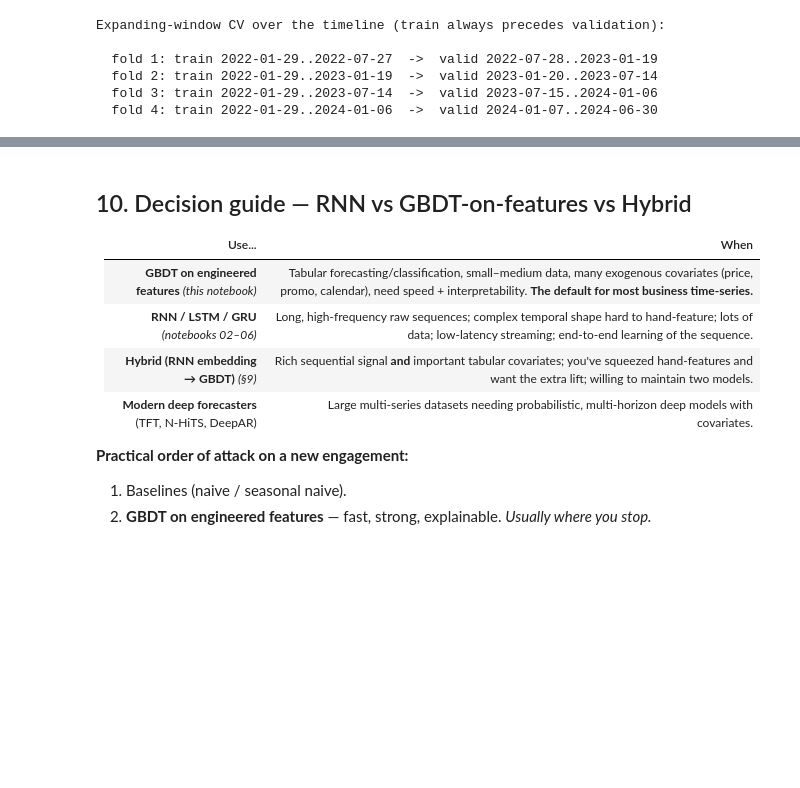
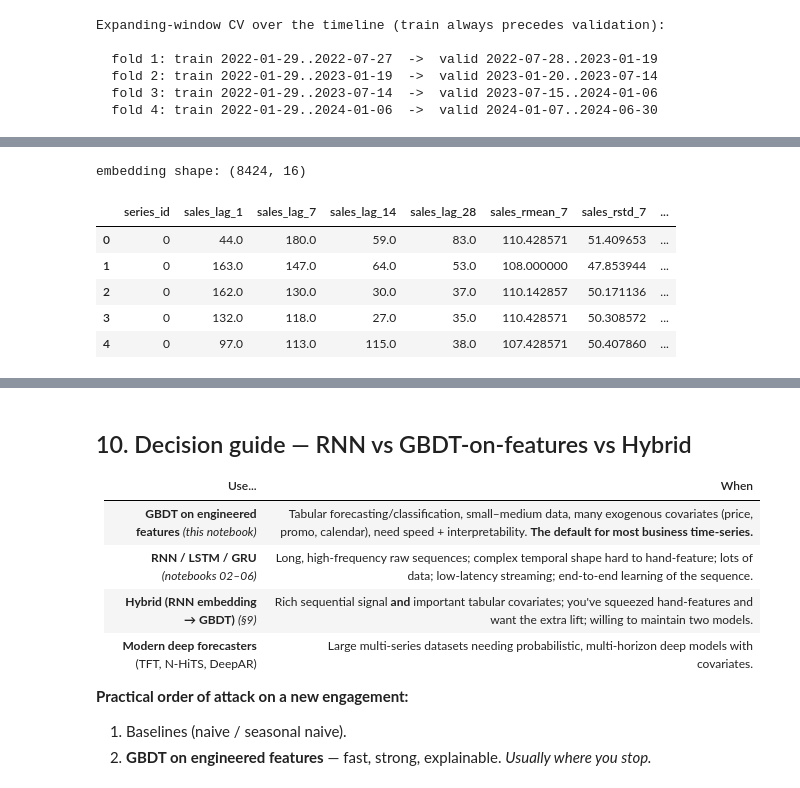
Before and after one commit to pablogasco1/machine-learning-projects, a Jupyter notebook: recurrent_nn/07_timeseries_features_gbdt.ipynb, the cells around one changed output, grey strips where cells are left out. Cells and saved outputs as stored; diff of their text form; code cells hidden in the pictures; blank space fills up the shorter version.

```diff
--- a/recurrent_nn/07_timeseries_features_gbdt.ipynb
+++ b/recurrent_nn/07_timeseries_features_gbdt.ipynb
@@ -554,0 +719,28 @@ Hybrid (features + mock embedding) MAE: 12.02
+# %%
+# STEP 2 — the frozen encoder as a feature extractor
+@torch.no_grad()
+def embed(seqs, batch=2048):
+    enc.eval()
+    return np.concatenate([enc(seqs[i:i + batch])[1].numpy() for i in range(0, len(seqs), batch)])
+
+emb_tr, emb_va, emb_te = embed(seq_tr), embed(seq_va), embed(seq_te)
+EMB_COLS = [f"emb_{i}" for i in range(emb_tr.shape[1])]
+print("embedding shape:", emb_tr.shape)
+
+# STEP 3 — concatenate embedding columns onto the engineered feature table
+def with_embedding(X, emb):
+    return pd.concat([X.reset_index(drop=True), pd.DataFrame(emb, columns=EMB_COLS)], axis=1)
+
+X_tr_h, X_va_h, X_te_h = with_embedding(X_tr, emb_tr), with_embedding(X_va, emb_va), with_embedding(X_te, emb_te)
+# %% [output]
+embedding shape: (8424, 16)
+# %%
+X_tr_h.head() # we can check that now we have embedding columns in addition to the original features. The shape should be (n_rows, n_features + embedding_dim).
+# these embeddings are learned patterns from the raw 28-day windows, and they can capture complex temporal dynamics that the handcrafted features might miss (like the lag, roll, etc.)
+# %% [output]
+|  | series_id | sales_lag_1 | sales_lag_7 | sales_lag_14 | sales_lag_28 | sales_rmean_7 | sales_rstd_7 | ... |
+| 0 | 0 | 44.0 | 180.0 | 59.0 | 83.0 | 110.428571 | 51.409653 | ... |
+| 1 | 0 | 163.0 | 147.0 | 64.0 | 53.0 | 108.000000 | 47.853944 | ... |
+| 2 | 0 | 162.0 | 130.0 | 30.0 | 37.0 | 110.142857 | 50.171136 | ... |
+| 3 | 0 | 132.0 | 118.0 | 27.0 | 35.0 | 110.428571 | 50.308572 | ... |
+| 4 | 0 | 97.0 | 113.0 | 115.0 | 38.0 | 107.428571 | 50.407860 | ... |
```
Also changed, not shown: parts of 19 cells of this notebook, 3 other files.
